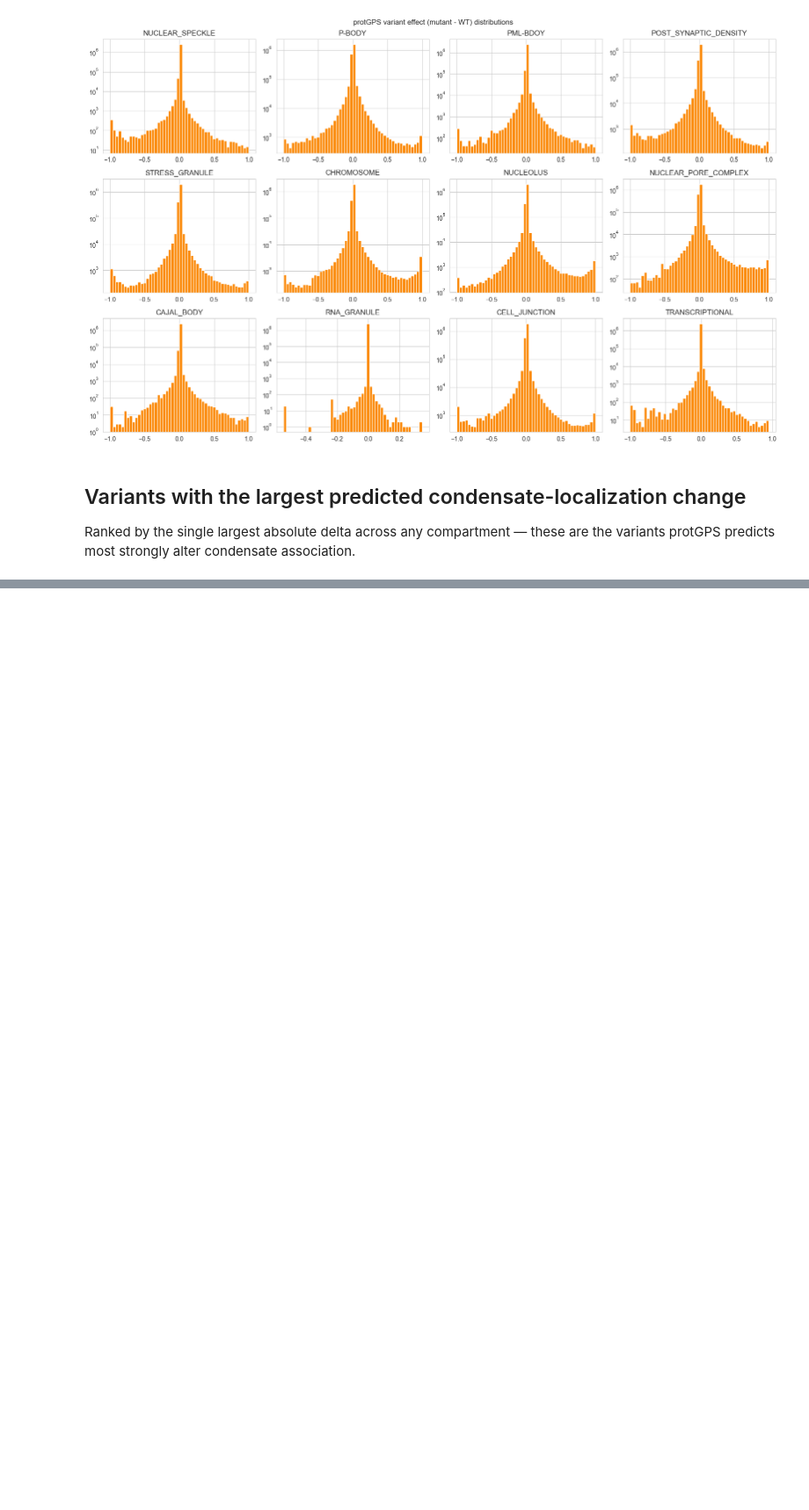
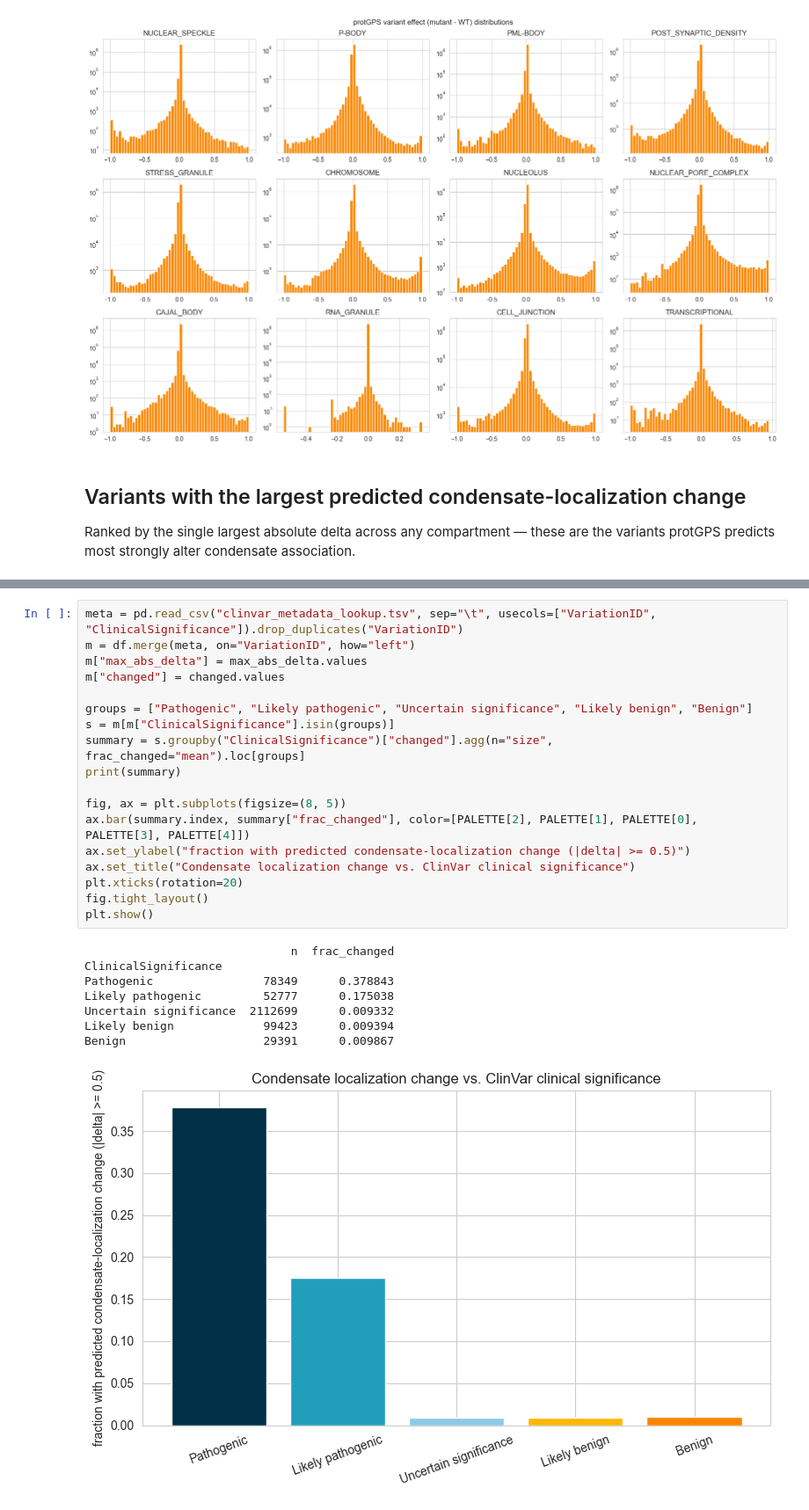
Before and after one commit to ddcohn/RBP_Isoforms_Variants, a Jupyter notebook: notebooks/protgps_clinvar_exploration.ipynb, the cells around one changed output, grey strips where cells are left out. Shown at 88% size. Cells and saved outputs as stored; diff of their text form; blank space fills up the shorter version.

```diff
--- a/notebooks/protgps_clinvar_exploration.ipynb
+++ b/notebooks/protgps_clinvar_exploration.ipynb
@@ -122,0 +155,27 @@ top_variants[["VariationID", "GeneSymbol", "category", "accession"] + delta_cols
+# %%
+meta = pd.read_csv("clinvar_metadata_lookup.tsv", sep="\t", usecols=["VariationID", "ClinicalSignificance"]).drop_duplicates("VariationID")
+m = df.merge(meta, on="VariationID", how="left")
+m["max_abs_delta"] = max_abs_delta.values
+m["changed"] = changed.values
+
+groups = ["Pathogenic", "Likely pathogenic", "Uncertain significance", "Likely benign", "Benign"]
+s = m[m["ClinicalSignificance"].isin(groups)]
+summary = s.groupby("ClinicalSignificance")["changed"].agg(n="size", frac_changed="mean").loc[groups]
+print(summary)
+
+fig, ax = plt.subplots(figsize=(8, 5))
+ax.bar(summary.index, summary["frac_changed"], color=[PALETTE[2], PALETTE[1], PALETTE[0], PALETTE[3], PALETTE[4]])
+ax.set_ylabel("fraction with predicted condensate-localization change (|delta| >= 0.5)")
+ax.set_title("Condensate localization change vs. ClinVar clinical significance")
+plt.xticks(rotation=20)
+fig.tight_layout()
+plt.show()
+# %% [output]
+                              n  frac_changed
+ClinicalSignificance
+Pathogenic                78349      0.378843
+Likely pathogenic         52777      0.175038
+Uncertain significance  2112699      0.009332
+Likely benign             99423      0.009394
+Benign                    29391      0.009867
+[figure, added]
```
Also changed, not shown: parts of 3 cells of this notebook, 1 other file.
